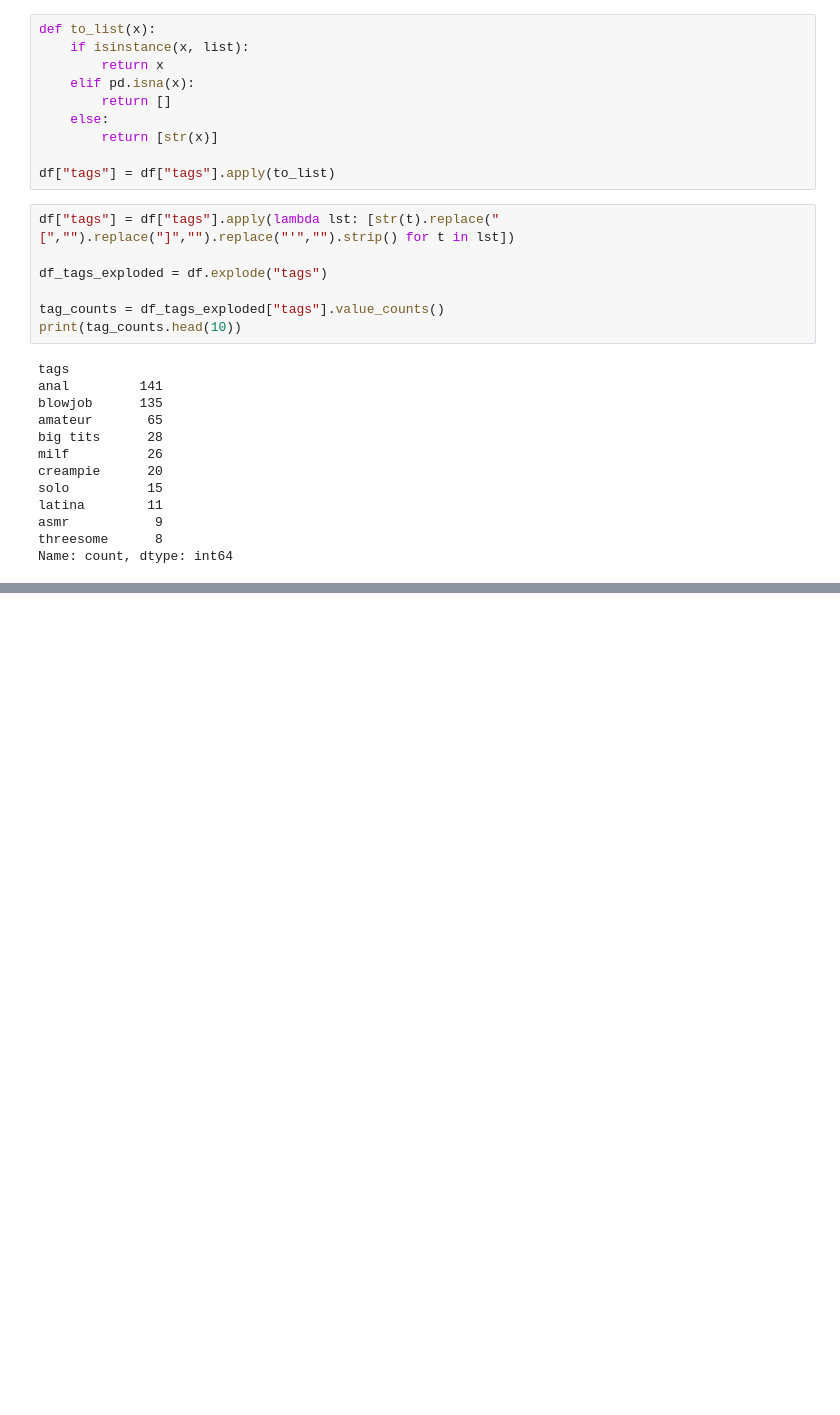
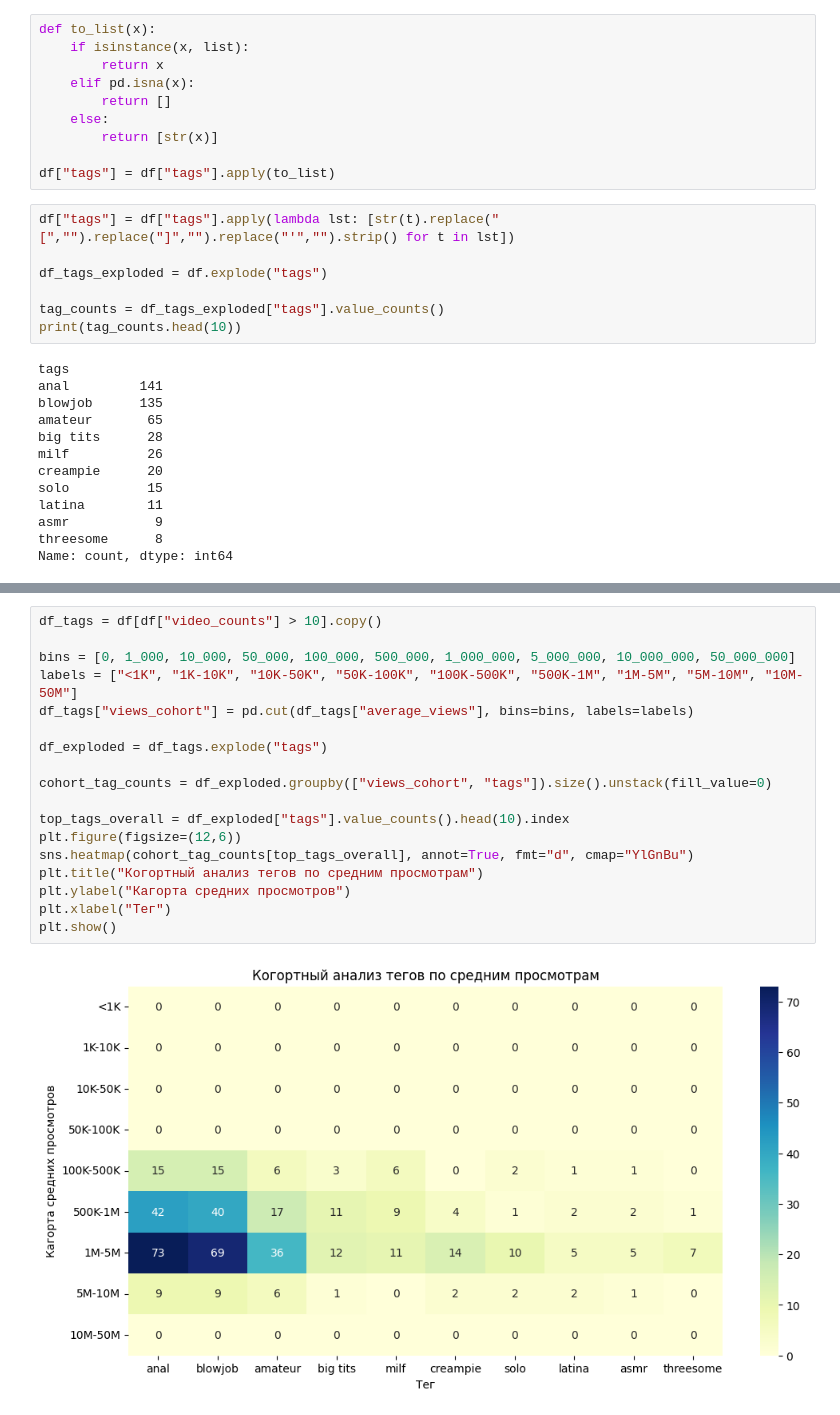
Before and after one commit to Peter-korn/Group-Project-2, a Jupyter notebook: EDA.ipynb, the cells around one changed output, grey strips where cells are left out. Saved outputs shown, nothing was run; the diff lists cells and outputs as text; blank space fills up the shorter version.

```diff
--- a/EDA.ipynb
+++ b/EDA.ipynb
@@ -274,2 +278,22 @@ creampie        2489942.95
 Name: average_views, dtype: Float64
 [figure]
+# %%
+df_tags = df[df["video_counts"] > 10].copy()
+
+bins = [0, 1_000, 10_000, 50_000, 100_000, 500_000, 1_000_000, 5_000_000, 10_000_000, 50_000_000]
+labels = ["<1K", "1K-10K", "10K-50K", "50K-100K", "100K-500K", "500K-1M", "1M-5M", "5M-10M", "10M-50M"]
+df_tags["views_cohort"] = pd.cut(df_tags["average_views"], bins=bins, labels=labels)
+
+df_exploded = df_tags.explode("tags")
+
+cohort_tag_counts = df_exploded.groupby(["views_cohort", "tags"]).size().unstack(fill_value=0)
+
+top_tags_overall = df_exploded["tags"].value_counts().head(10).index
+plt.figure(figsize=(12,6))
+sns.heatmap(cohort_tag_counts[top_tags_overall], annot=True, fmt="d", cmap="YlGnBu")
+plt.title("Когортный анализ тегов по средним просмотрам")
+plt.ylabel("Кагорта средних просмотров")
+plt.xlabel("Тег")
+plt.show()
+# %% [output]
+[figure, added]
```
Also changed, not shown: parts of 1 cell of this notebook.
